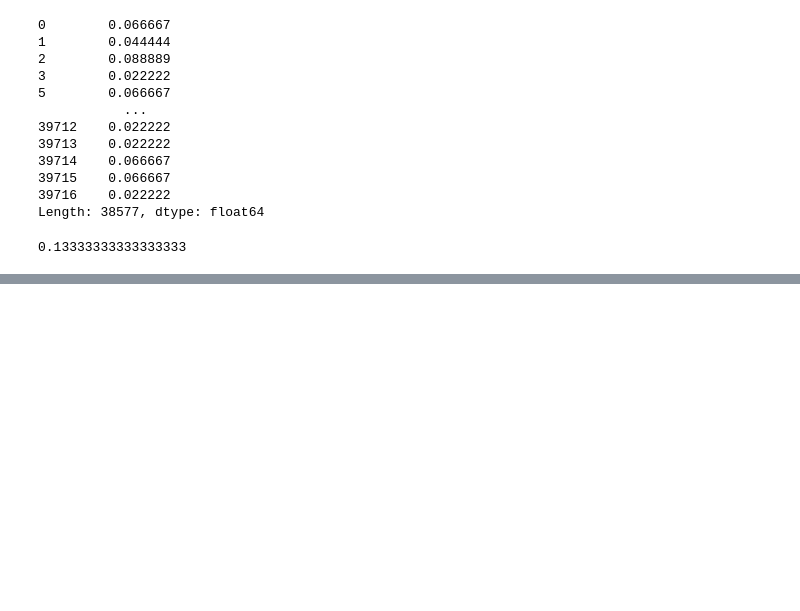
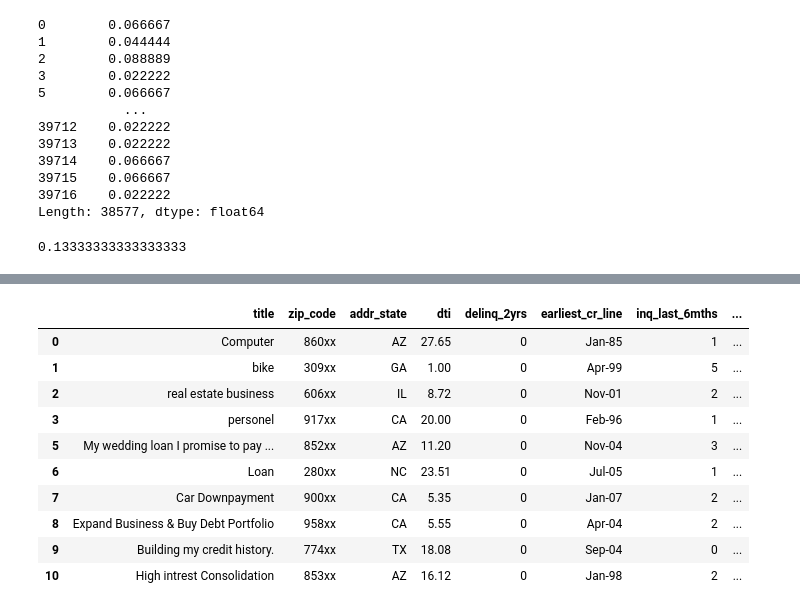
Before and after one commit to FabianoVeglianti/MachineLearningProject, a Jupyter notebook: loanRisk.ipynb, the cells around one changed output, grey strips where cells are left out. Cells and saved outputs as stored; diff of their text form; code cells hidden in the pictures; blank space fills up the shorter version.

```diff
--- a/loanRisk.ipynb
+++ b/loanRisk.ipynb
@@ -154,0 +210,15 @@ np.max(percentageNanInRow)
+# %%
+colIdx = range(20,30)
+data.iloc[:,colIdx].head(10)
+# %% [output]
+|  | title | zip_code | addr_state | dti | delinq_2yrs | earliest_cr_line | inq_last_6mths | ... |
+| 0 | Computer | 860xx | AZ | 27.65 | 0 | Jan-85 | 1 | ... |
+| 1 | bike | 309xx | GA | 1.00 | 0 | Apr-99 | 5 | ... |
+| 2 | real estate business | 606xx | IL | 8.72 | 0 | Nov-01 | 2 | ... |
+| 3 | personel | 917xx | CA | 20.00 | 0 | Feb-96 | 1 | ... |
+| 5 | My wedding loan I promise to pay ... | 852xx | AZ | 11.20 | 0 | Nov-04 | 3 | ... |
+| 6 | Loan | 280xx | NC | 23.51 | 0 | Jul-05 | 1 | ... |
+| 7 | Car Downpayment | 900xx | CA | 5.35 | 0 | Jan-07 | 2 | ... |
+| 8 | Expand Business & Buy Debt Portfolio | 958xx | CA | 5.55 | 0 | Apr-04 | 2 | ... |
+| 9 | Building my credit history. | 774xx | TX | 18.08 | 0 | Sep-04 | 0 | ... |
+| 10 | High intrest Consolidation | 853xx | AZ | 16.12 | 0 | Jan-98 | 2 | ... |
```
Also changed, not shown: parts of 18 cells of this notebook.
